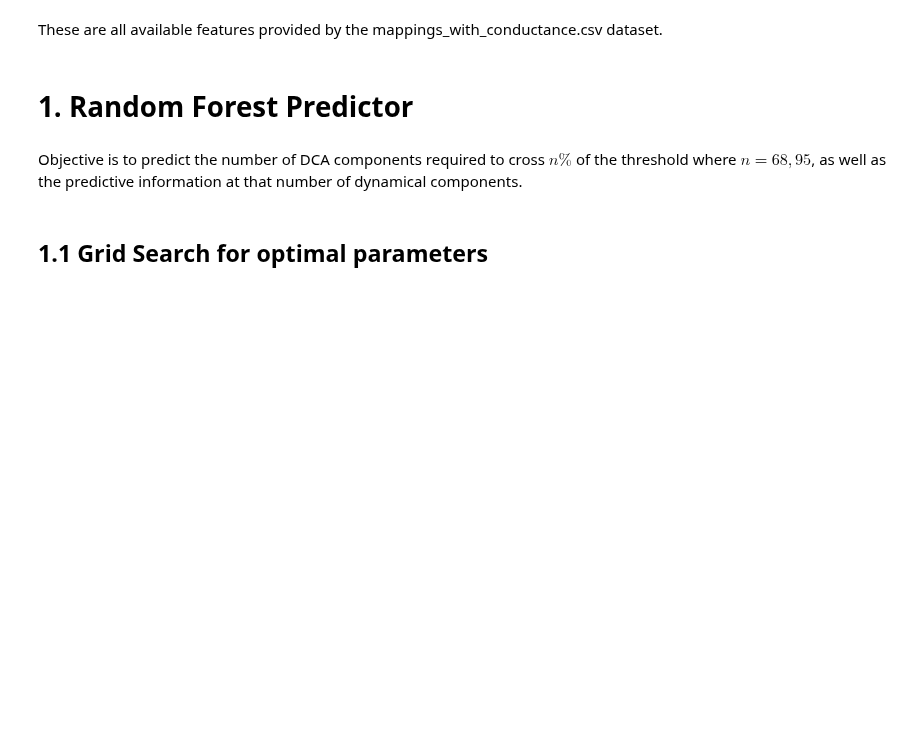
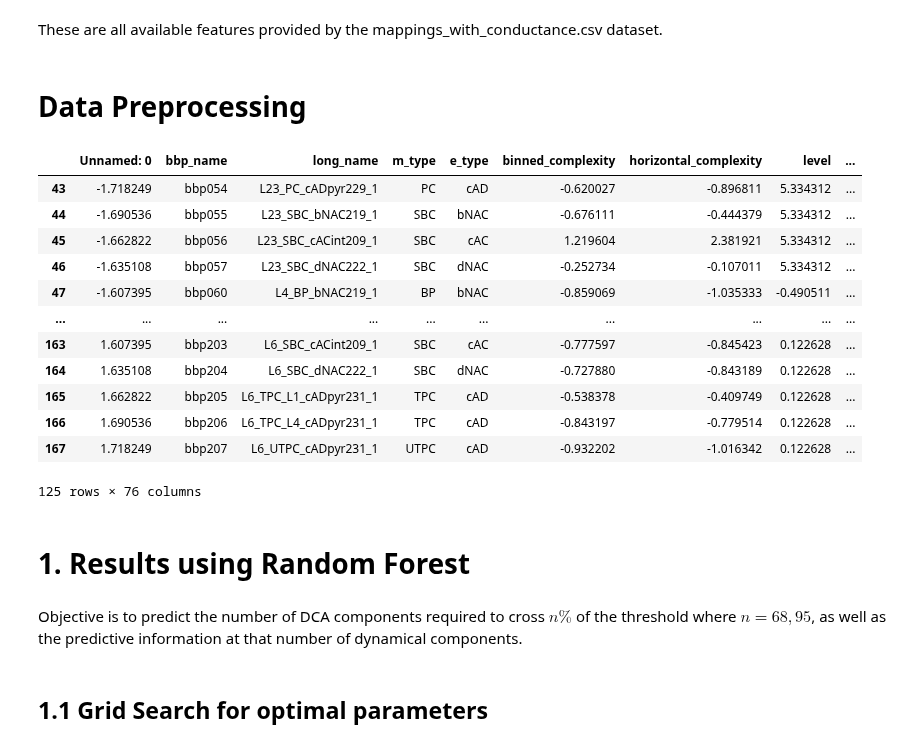
Before and after one commit to sushanthkumar2004/single-neuron-complexity, a Jupyter notebook: dca_feature_importance.ipynb, the cells around one changed output. Cells and saved outputs as stored; diff of their text form; code cells hidden in the pictures; blank space fills up the shorter version.

```diff
--- a/dca_feature_importance.ipynb
+++ b/dca_feature_importance.ipynb
@@ -12,5 +13,7 @@ import xgboost
 # %% [markdown]
 These are all available features provided by the mappings_with_conductance.csv dataset.
+# %% [markdown]
+# Data Preprocessing
 # %%
 ELECPHYS_FEATURES = ['decay_CaDynamics_E2_axonal', 'decay_CaDynamics_E2_somatic', 'e_pas_axonal', 'e_pas_somatic', 'gCa_LVAstbar_Ca_LVAst_axonal',
                     'gCa_LVAstbar_Ca_LVAst_somatic', 'gCabar_Ca_axonal', 'gCabar_Ca_somatic', 'gIhbar_Ih_dend', 'gImbar_Im_axonal', 'gImbar_Im_dend',
@@ -33,13 +33,34 @@ ISOLATED_MORPH_FEATURES = ['total_length_axon', 'length_soma', 'var_children_den
 FEATURES_TO_RANK = ELECPHYS_FEATURES + MORPH_FEATURES
 # %%
 DCA_THRESHOLD_PER_CELL_UNNORM_95 = pd.read_csv('data/dca_threshold_per_cell_unnorm_950.0.csv')
-DCA_THRESHOLD_PER_CELL_UNNORM_68 = pd.read_csv('data/dca_threshold_per_cell_unnorm_680.0.csv')
+# DCA_THRESHOLD_PER_CELL_UNNORM_68 = pd.read_csv('data/dca_threshold_per_cell_unnorm_680.0.csv')
 
 DCA_THRESHOLD_PER_CELL_UNNORM = DCA_THRESHOLD_PER_CELL_UNNORM_95
 
-MAPPINGS_WITH_CONDUCTANCE = pd.read_csv('data/mappings_with_conductance.csv')
+MAPPINGS_WITH_CONDUCTANCE = pd.read_csv('data/mappings_with_conductance.csv').dropna()
+
+# normalize the numerical columns
+numeric_columns = MAPPINGS_WITH_CONDUCTANCE.select_dtypes(include=['int64', 'float64']).columns
+scaler = StandardScaler()
+MAPPINGS_WITH_CONDUCTANCE[numeric_columns] = scaler.fit_transform(MAPPINGS_WITH_CONDUCTANCE[numeric_columns])
+
+MAPPINGS_WITH_CONDUCTANCE
+# %% [output]
+|  | Unnamed: 0 | bbp_name | long_name | m_type | e_type | binned_complexity | horizontal_complexity | level | ... |
+| 43 | -1.718249 | bbp054 | L23_PC_cADpyr229_1 | PC | cAD | -0.620027 | -0.896811 | 5.334312 | ... |
+| 44 | -1.690536 | bbp055 | L23_SBC_bNAC219_1 | SBC | bNAC | -0.676111 | -0.444379 | 5.334312 | ... |
+| 45 | -1.662822 | bbp056 | L23_SBC_cACint209_1 | SBC | cAC | 1.219604 | 2.381921 | 5.334312 | ... |
+| 46 | -1.635108 | bbp057 | L23_SBC_dNAC222_1 | SBC | dNAC | -0.252734 | -0.107011 | 5.334312 | ... |
+| 47 | -1.607395 | bbp060 | L4_BP_bNAC219_1 | BP | bNAC | -0.859069 | -1.035333 | -0.490511 | ... |
+| ... | ... | ... | ... | ... | ... | ... | ... | ... | ... |
+| 163 | 1.607395 | bbp203 | L6_SBC_cACint209_1 | SBC | cAC | -0.777597 | -0.845423 | 0.122628 | ... |
+| 164 | 1.635108 | bbp204 | L6_SBC_dNAC222_1 | SBC | dNAC | -0.727880 | -0.843189 | 0.122628 | ... |
+| 165 | 1.662822 | bbp205 | L6_TPC_L1_cADpyr231_1 | TPC | cAD | -0.538378 | -0.409749 | 0.122628 | ... |
+| 166 | 1.690536 | bbp206 | L6_TPC_L4_cADpyr231_1 | TPC | cAD | -0.843197 | -0.779514 | 0.122628 | ... |
+| 167 | 1.718249 | bbp207 | L6_UTPC_cADpyr231_1 | UTPC | cAD | -0.932202 | -1.016342 | 0.122628 | ... |
+125 rows × 76 columns
 # %% [markdown]
-# 1. Random Forest Predictor
+# 1. Results using Random Forest
 # %% [markdown]
 Objective is to predict the number of DCA components required to cross $n\%$ of the threshold where $n=68,95$, as well as the predictive information at that number of dynamical components.
 # %%
```
Also changed, not shown: parts of 13 cells of this notebook, 2 other files.
